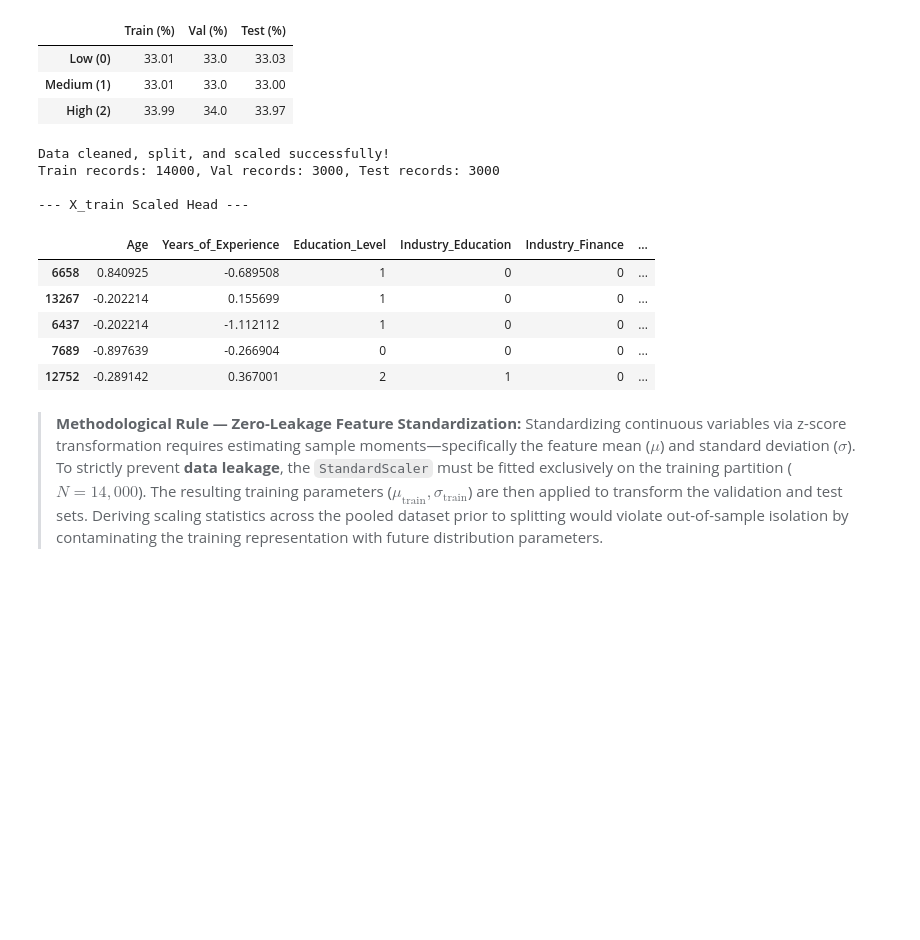
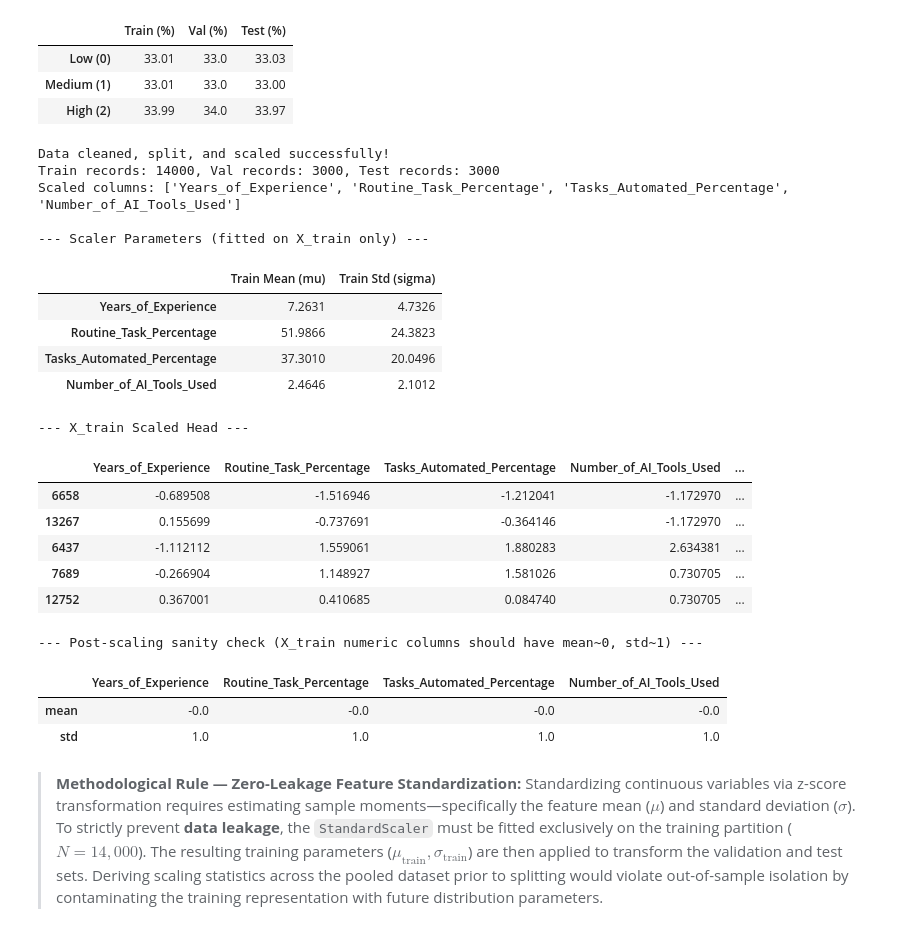
Before and after one commit to Samanzarei-9775/AAI500-Final-Project, a Jupyter notebook: notebooks/data_cleaning_merged.ipynb, the cells around one changed output. Cells and saved outputs as stored; diff of their text form; code cells hidden in the pictures; blank space fills up the shorter version.

```diff
--- a/notebooks/data_cleaning_merged.ipynb
+++ b/notebooks/data_cleaning_merged.ipynb
@@ -247,13 +261,15 @@ Age, Years_of_Experience, Education_Level, Industry
     Layoff_Risk: 'Low': 0, 'Medium': 1, 'High': 2
 # %%
 # -------------------------------------------------------------------------
-# Feature Extraction: Isolating the 4 Key Predictors and Target
+# Feature Extraction: Isolating the 5 Key Predictors and Target
+# Industry (nominal) + 4 numeric workload / automation / experience features
 # -------------------------------------------------------------------------
 selected_features = [
-    "Age",
+    "Industry",
     "Years_of_Experience",
-    "Education_Level",
-    "Industry"
+    "Routine_Task_Percentage",
+    "Tasks_Automated_Percentage",
+    "Number_of_AI_Tools_Used"
 ]
 
 target = "Layoff_Risk"
@@ -262,5 +278,6 @@ target = "Layoff_Risk"
 df_model = df[selected_features + [target]].copy()
 print("--- Dataframe Model Row and column check ---")
 print(f"Rows: {df_model.shape[0]:,}, Selected Columns: {df_model.shape[1]}")
+print(f"Predictors: {selected_features}")
 # %% [output]
 --- Dataframe Model Row and column check ---
@@ -458,35 +504,59 @@ display(class_dist)
 # %%
 # -------------------------------------------------------------------------
 # Data Leakage Prevention: Continuous Feature Scaling
 # Crucial: Fit the StandardScaler ONLY on the training partition (X_train).
 # Then apply that fitted scaler to transform validation and test partitions.
 # This prevents data leakage from unseen evaluation sets into the model.
-# Education_Level remains an unscaled ordinal integer (0, 1, 2, 3), and all
-# one-hot binary indicators remain intact as integers.
+# All 4 numeric predictors are standardized; the 7 one-hot Industry
+# indicators remain intact as binary integers.
 # -------------------------------------------------------------------------
 scaler = StandardScaler()
-scale_cols = ["Age", "Years_of_Experience"]
+scale_cols = [
+    "Years_of_Experience",
+    "Routine_Task_Percentage",
+    "Tasks_Automated_Percentage",
+    "Number_of_AI_Tools_Used"
+]
 scale_cols = [c for c in scale_cols if c in X_train.columns]
 
 X_train[scale_cols] = scaler.fit_transform(X_train[scale_cols])
 X_val[scale_cols] = scaler.transform(X_val[scale_cols])
 X_test[scale_cols] = scaler.transform(X_test[scale_cols])
 
 print("Data cleaned, split, and scaled successfully!")
 print(f"Train records: {X_train.shape[0]}, Val records: {X_val.shape[0]}, Test records: {X_test.shape[0]}")
+print(f"Scaled columns: {scale_cols}")
+
+print("\n--- Scaler Parameters (fitted on X_train only) ---")
+display(pd.DataFrame({'Train Mean (mu)': scaler.mean_, 'Train Std (sigma)': scaler.scale_}, index=scale_cols).round(4))
+
 print("\n--- X_train Scaled Head ---")
 display(X_train.head())
+
+print("\n--- Post-scaling sanity check (X_train numeric columns should have mean~0, std~1) ---")
+display(X_train[scale_cols].agg(['mean', 'std']).round(4))
 # %% [output]
 Data cleaned, split, and scaled successfully!
 Train records: 14000, Val records: 3000, Test records: 3000
+Scaled columns: ['Years_of_Experience', 'Routine_Task_Percentage', 'Tasks_Automated_Percentage', 'Number_of_AI_Tools_Used']
 
---- X_train Scaled Head ---
+--- Scaler Parameters (fitted on X_train only) ---
-|  | Age | Years_of_Experience | Education_Level | Industry_Education | Industry_Finance | ... |
-| 6658 | 0.840925 | -0.689508 | 1 | 0 | 0 | ... |
-| 13267 | -0.202214 | 0.155699 | 1 | 0 | 0 | ... |
-| 6437 | -0.202214 | -1.112112 | 1 | 0 | 0 | ... |
-| 7689 | -0.897639 | -0.266904 | 0 | 0 | 0 | ... |
-| 12752 | -0.289142 | 0.367001 | 2 | 1 | 0 | ... |
+|  | Train Mean (mu) | Train Std (sigma) |
+| Years_of_Experience | 7.2631 | 4.7326 |
+| Routine_Task_Percentage | 51.9866 | 24.3823 |
+| Tasks_Automated_Percentage | 37.3010 | 20.0496 |
+| Number_of_AI_Tools_Used | 2.4646 | 2.1012 |
+--- X_train Scaled Head ---
+|  | Years_of_Experience | Routine_Task_Percentage | Tasks_Automated_Percentage | Number_of_AI_Tools_Used | ... |
+| 6658 | -0.689508 | -1.516946 | -1.212041 | -1.172970 | ... |
+| 13267 | 0.155699 | -0.737691 | -0.364146 | -1.172970 | ... |
+| 6437 | -1.112112 | 1.559061 | 1.880283 | 2.634381 | ... |
+| 7689 | -0.266904 | 1.148927 | 1.581026 | 0.730705 | ... |
+| 12752 | 0.367001 | 0.410685 | 0.084740 | 0.730705 | ... |
+--- Post-scaling sanity check (X_train numeric columns should have mean~0, std~1) ---
+|  | Years_of_Experience | Routine_Task_Percentage | Tasks_Automated_Percentage | Number_of_AI_Tools_Used |
+| mean | -0.0 | -0.0 | -0.0 | -0.0 |
+| std | 1.0 | 1.0 | 1.0 | 1.0 |
 # %% [markdown]
 > **Methodological Rule — Zero-Leakage Feature Standardization:**
 > Standardizing continuous variables via z-score transformation requires estimating sample moments—specifically the feature mean ($\mu$) and standard deviation ($\sigma$). To strictly prevent **data leakage**, the `StandardScaler` must be fitted exclusively on the training partition ($N = 14,000$). The resulting training parameters ($\mu_{\text{train}}, \sigma_{\text{train}}$) are then applied to transform the validation and test sets. Deriving scaling statistics across the pooled dataset prior to splitting would violate out-of-sample isolation by contaminating the training representation with future distribution parameters.
```
Also changed, not shown: parts of 20 cells of this notebook, 6 other files.
